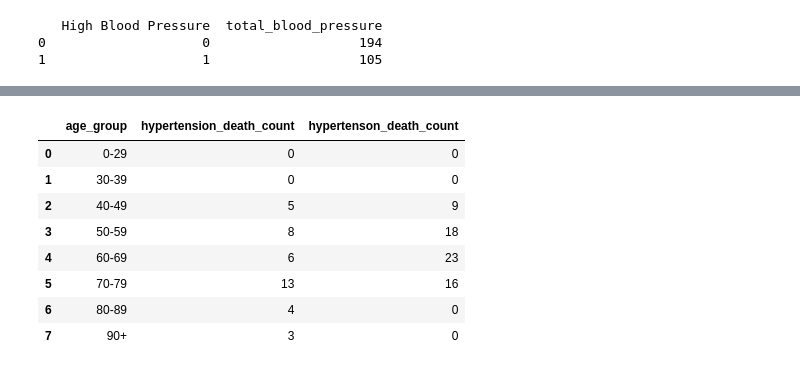
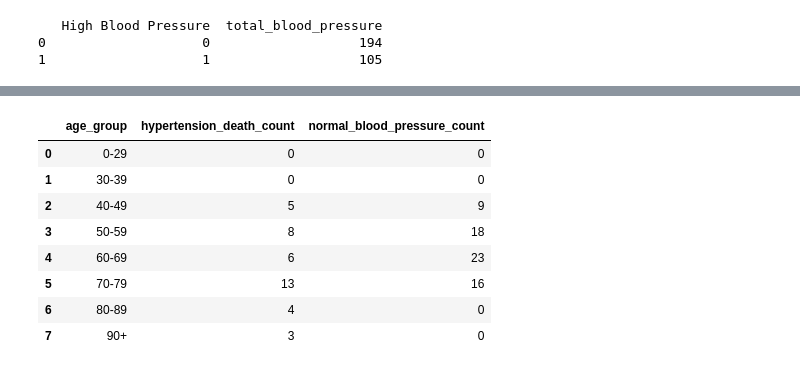
Before and after one commit to faiyted/Project-Cardiac-Disease, a Jupyter notebook: Chen-project.ipynb, the cells around one changed output, grey strips where cells are left out. Drawn from its saved outputs; the diff is of its cells as text; code cells hidden in the pictures.

```diff
--- a/Chen-project.ipynb
+++ b/Chen-project.ipynb
@@ -102,23 +148,23 @@ plt.show()
 # %%
 # Age group
 age_bins = [0, 30, 40, 50 , 60, 70, 80, 90, 100]
 age_labels = ['0-29', '30-39', '40-49', '50-59', '60-69', '70-79','80-89', '90+']
 heart_df['age_group'] = pd.cut(heart_df['age'], bins=age_bins, labels=age_labels, right=False)
 heart_df.head()
 
 # Smoking patients that encountered a death event by age group
 hypertension_death_age_group = heart_df[(heart_df["high_blood_pressure"] == 1) & (heart_df["DEATH_EVENT"] == 1)].groupby('age_group', observed=False).size().reset_index(name='hypertension_death_count')
 hypertension_death_age_group
 
 # Non Smoking patients that encountered a death event by age group
-nor_bloodPerssure_death_age_group = heart_df[(heart_df["high_blood_pressure"] == 1) & (heart_df["DEATH_EVENT"] == 0)].groupby('age_group', observed=False).size().reset_index(name='hypertenson_death_count')
+nor_bloodPerssure_death_age_group = heart_df[(heart_df["high_blood_pressure"] == 1) & (heart_df["DEATH_EVENT"] == 0)].groupby('age_group', observed=False).size().reset_index(name='normal_blood_pressure_count')
 nor_bloodPerssure_death_age_group
 
 #merge smoke and non-smoke age group
 death_age_group = hypertension_death_age_group.merge(nor_bloodPerssure_death_age_group, on="age_group", how='outer')
 death_age_group
 # %% [output]
-|  | age_group | hypertension_death_count | hypertenson_death_count |
+|  | age_group | hypertension_death_count | normal_blood_pressure_count |
 | 0 | 0-29 | 0 | 0 |
 | 1 | 30-39 | 0 | 0 |
 | 2 | 40-49 | 5 | 9 |
```
Also changed, not shown: parts of 6 cells of this notebook, 2 other files.
